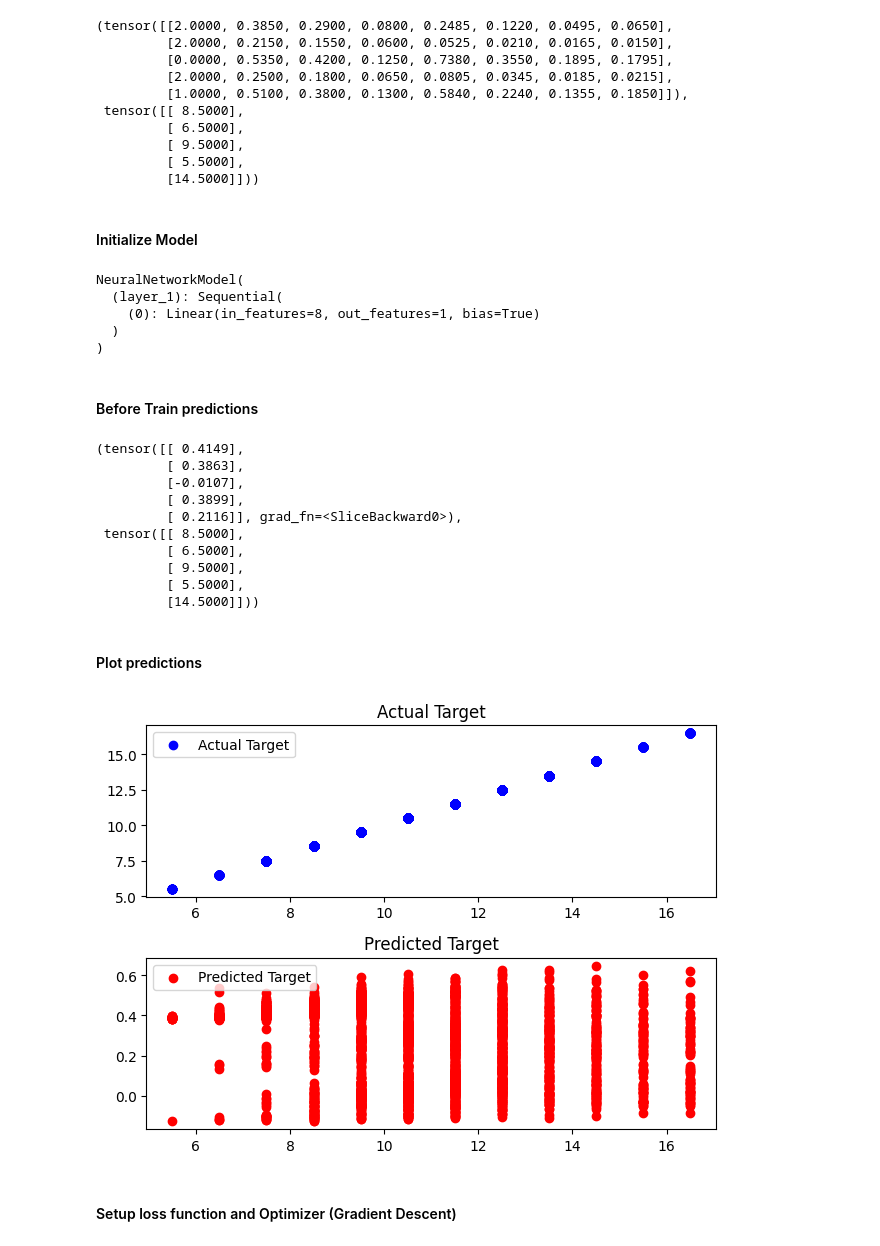
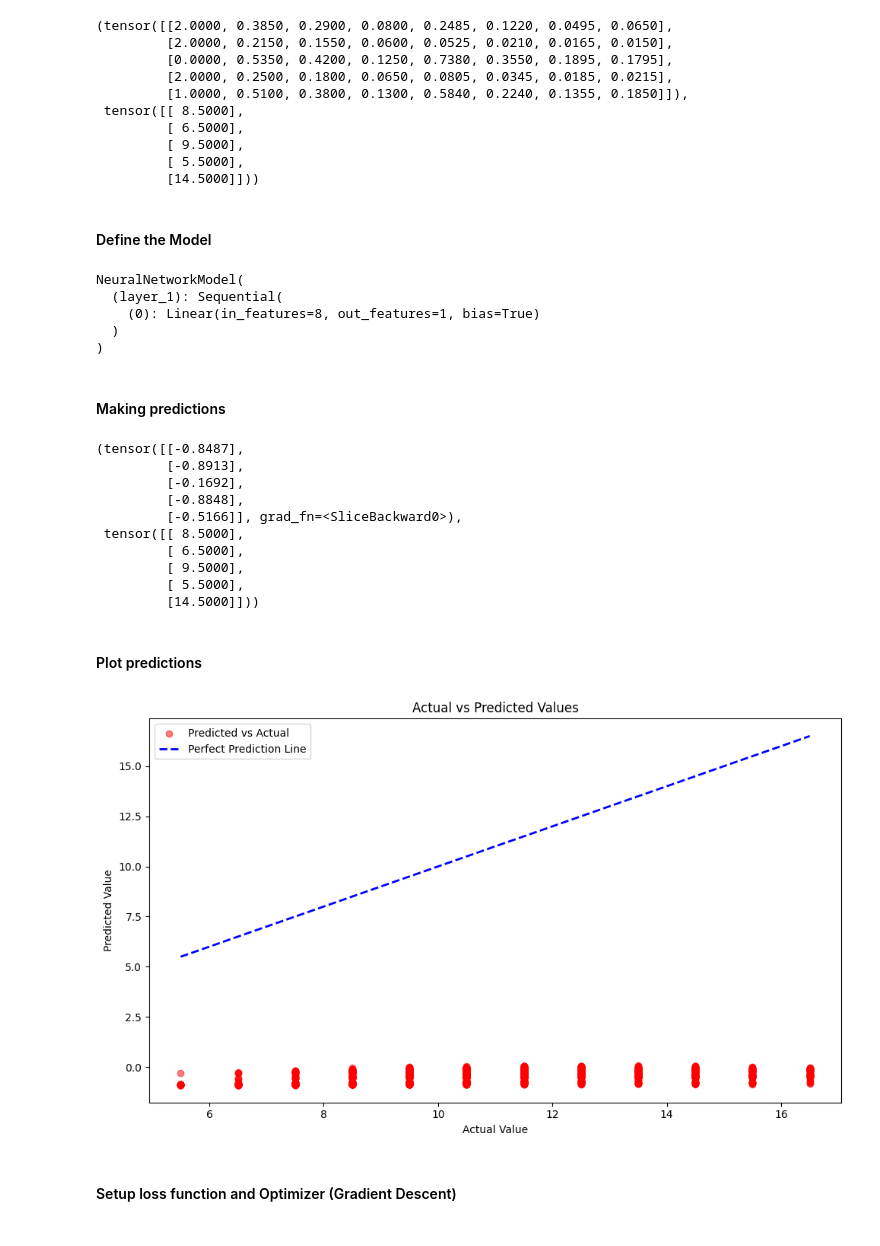
Before and after one commit to SovansunchhayKhoun/final-ml-project, a Jupyter notebook: main.ipynb, the cells around one changed output. Saved outputs shown, nothing was run; the diff lists cells and outputs as text; code cells hidden in the pictures.

```diff
--- a/main.ipynb
+++ b/main.ipynb
@@ -274,0 +284,7 @@ len(train_data), len(test_data)
+# %%
+from helper_functions import separate_input_and_target
+
+train_input, train_label = separate_input_and_target(data=train_data, target='Age')
+test_input, test_label  = separate_input_and_target(data=test_data, target='Age')
+
+train_input.shape, train_label.shape, test_input.shape, test_label.shape
@@ -287,0 +321,8 @@ tensor_train.dtype, tensor_test.dtype
+# %%
+from helper_functions import convert_numpy_to_tensor
+X_train, X_test = convert_numpy_to_tensor(data=train_input), convert_numpy_to_tensor(data=test_input)
+y_train, y_test = convert_numpy_to_tensor(data=train_label), convert_numpy_to_tensor(data=test_label)
+
+y_train, y_test = y_train.unsqueeze(dim=1), y_test.unsqueeze(dim=1)
+
+X_train.dtype, y_train.dtype
@@ -288,9 +333,4 @@ tensor_train.dtype, tensor_test.dtype
 # %%
-from nn_model import separate_input_and_target
-
-X_train, y_train = separate_input_and_target(data=tensor_train)
-X_test, y_test  = separate_input_and_target(data=tensor_test)
-
 X_train.shape, y_train.shape, X_test.shape, y_test.shape
 # %% [output]
 (torch.Size([2835, 8]),
@@ -311,7 +351,7 @@ X_train[:5], y_train[:5]
          [ 5.5000],
          [14.5000]]))
 # %% [markdown]
-#### Initialize Model
+#### Define the Model
 # %%
 from nn_model import NeuralNetworkModel
 
@@ -324,17 +364,17 @@ NeuralNetworkModel(
   )
 )
 # %% [markdown]
-#### Before Train predictions
+#### Making predictions
 # %%
 y_pred = model_0(X_train)
 
 y_pred[:5], y_train[:5]
 # %% [output]
-(tensor([[ 0.4149],
-         [ 0.3863],
-         [-0.0107],
-         [ 0.3899],
-         [ 0.2116]], grad_fn=<SliceBackward0>),
+(tensor([[-0.8487],
+         [-0.8913],
+         [-0.1692],
+         [-0.8848],
+         [-0.5166]], grad_fn=<SliceBackward0>),
  tensor([[ 8.5000],
          [ 6.5000],
          [ 9.5000],
@@ -343,10 +383,10 @@ y_pred[:5], y_train[:5]
 # %% [markdown]
 #### Plot predictions
 # %%
-from nn_model import plot_pred
-plot_pred(actual_value=y_train, pred=y_pred)
+from helper_functions import plot_pred
+plot_pred(actual_value=y_train.detach().numpy(), pred=y_pred.squeeze().detach().numpy())
 # %% [output]
-[figure, old version]
+[figure, new version]
 # %% [markdown]
 #### Setup loss function and Optimizer (Gradient Descent)
 # %%
```
Also changed, not shown: parts of 32 cells of this notebook, 3 other files.
